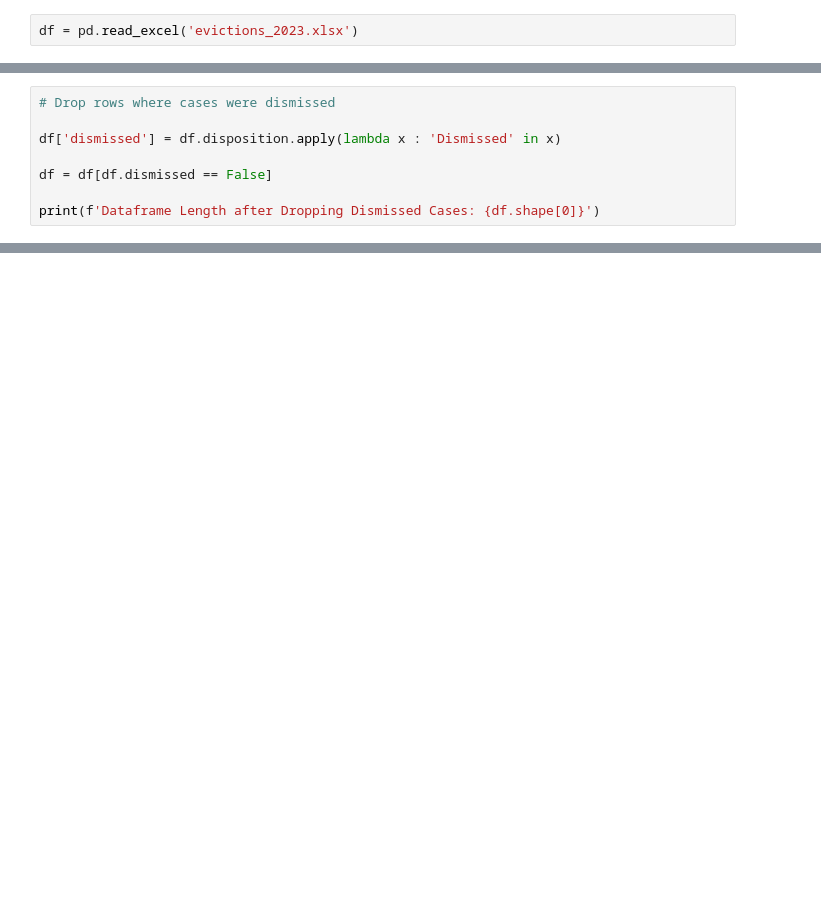
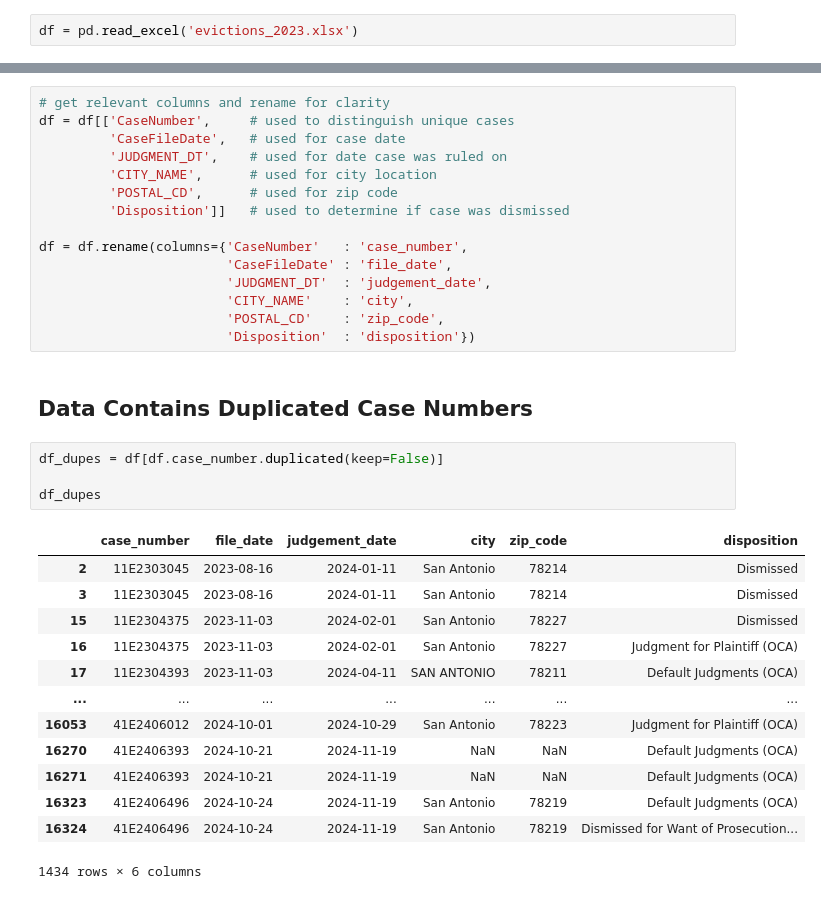
Before and after one commit to Johndsalas/haven_for_hope_evictions_project, a Jupyter notebook: scratch.ipynb, the cells around one changed output, grey strips where cells are left out. Drawn from its saved outputs; the diff is of its cells as text; blank space fills up the shorter version.

```diff
--- a/scratch.ipynb
+++ b/scratch.ipynb
@@ -23,8 +10,0 @@ df = df.rename(columns={'CaseNumber'   : 'case_number',
-# %%
-# Drop rows where cases were dismissed
-
-df['dismissed'] = df.disposition.apply(lambda x : 'Dismissed' in x)
-
-df = df[df.dismissed == False]
-
-print(f'Dataframe Length after Dropping Dismissed Cases: {df.shape[0]}')
@@ -93,0 +60,35 @@ df.isnull().sum()
+# %%
+# get relevant columns and rename for clarity
+df = df[['CaseNumber',     # used to distinguish unique cases
+         'CaseFileDate',   # used for case date
+         'JUDGMENT_DT',    # used for date case was ruled on
+         'CITY_NAME',      # used for city location
+         'POSTAL_CD',      # used for zip code
+         'Disposition']]   # used to determine if case was dismissed
+
+df = df.rename(columns={'CaseNumber'   : 'case_number',
+                        'CaseFileDate' : 'file_date',
+                        'JUDGMENT_DT'  : 'judgement_date',
+                        'CITY_NAME'    : 'city',
+                        'POSTAL_CD'    : 'zip_code',
+                        'Disposition'  : 'disposition'})
+# %% [markdown]
+## Data Contains Duplicated Case Numbers
+# %%
+df_dupes = df[df.case_number.duplicated(keep=False)]
+
+df_dupes
+# %% [output]
+|  | case_number | file_date | judgement_date | city | zip_code | disposition |
+| 2 | 11E2303045 | 2023-08-16 | 2024-01-11 | San Antonio | 78214 | Dismissed |
+| 3 | 11E2303045 | 2023-08-16 | 2024-01-11 | San Antonio | 78214 | Dismissed |
+| 15 | 11E2304375 | 2023-11-03 | 2024-02-01 | San Antonio | 78227 | Dismissed |
+| 16 | 11E2304375 | 2023-11-03 | 2024-02-01 | San Antonio | 78227 | Judgment for Plaintiff (OCA) |
+| 17 | 11E2304393 | 2023-11-03 | 2024-04-11 | SAN ANTONIO | 78211 | Default Judgments (OCA) |
+| ... | ... | ... | ... | ... | ... | ... |
+| 16053 | 41E2406012 | 2024-10-01 | 2024-10-29 | San Antonio | 78223 | Judgment for Plaintiff (OCA) |
+| 16270 | 41E2406393 | 2024-10-21 | 2024-11-19 | NaN | NaN | Default Judgments (OCA) |
+| 16271 | 41E2406393 | 2024-10-21 | 2024-11-19 | NaN | NaN | Default Judgments (OCA) |
+| 16323 | 41E2406496 | 2024-10-24 | 2024-11-19 | San Antonio | 78219 | Default Judgments (OCA) |
+| 16324 | 41E2406496 | 2024-10-24 | 2024-11-19 | San Antonio | 78219 | Dismissed for Want of Prosecution... |
+1434 rows × 6 columns
```
Also changed, not shown: parts of 41 cells of this notebook.
